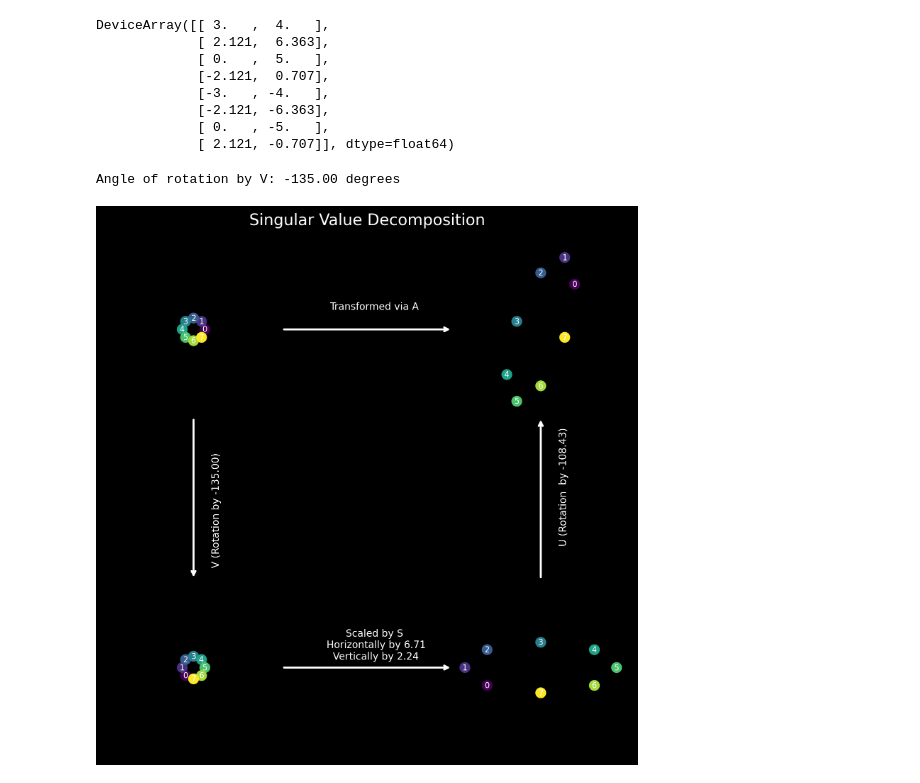
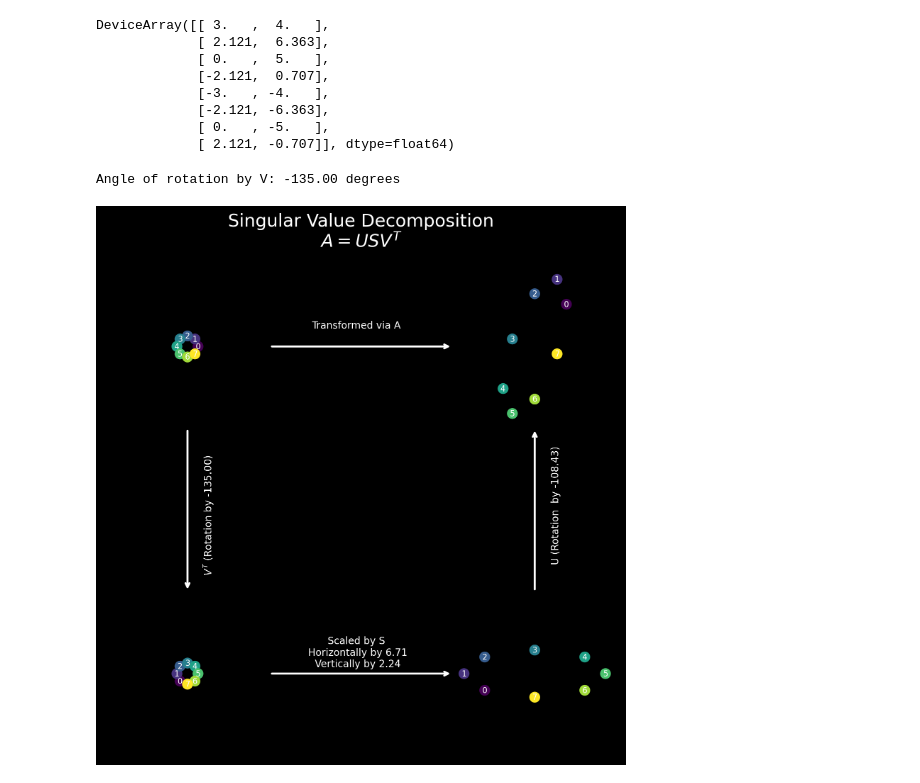
Before and after one commit to patel-zeel/nbblog, a Jupyter notebook: posts/svd.ipynb, the cells around one changed output. Cells and saved outputs as stored; diff of their text form; code cells hidden in the pictures.

```diff
--- a/posts/svd.ipynb
+++ b/posts/svd.ipynb
@@ -183,33 +183,33 @@ plot(xs, ax[1, 1])
 # Add an arrow between [0, 0] and [0, 1] subplots using the matplotlib.patch.ConnectionPatch
 # add some text "transformed via A" to the arrow
 con = ConnectionPatch(xyA=(fs, 0), xyB=(-fs, 0), coordsA="data", coordsB="data", axesA=ax[0, 0], axesB=ax[0, 1],
                       color="w", zorder=1, arrowstyle='->', lw=2)
 ax[0, 0].add_artist(con)
 ax[0, 0].text(2*fs, 2, 'Transformed via A', color='w', fontsize=10, ha='center', va='center', zorder=1)
 
 con1 = ConnectionPatch(xyA=(0, -fs), xyB=(0, fs), coordsA="data", coordsB="data", axesA=ax[0, 0], axesB=ax[1, 0],
                       color="w", zorder=1, arrowstyle='->', lw=2)
 ax[0, 0].add_artist(con1)
-ax[0, 0].text(2, -2*fs, f'V (Rotation by {angle_v*180/jnp.pi:0.2f})', color='w', fontsize=10, ha='center', va='center', zorder=1, rotation=90)
+ax[0, 0].text(2, -2*fs, r'$V^T$' +f' (Rotation by {angle_v*180/jnp.pi:0.2f})', color='w', fontsize=10, ha='center', va='center', zorder=1, rotation=90)
 
 con2 = ConnectionPatch(xyA=(fs, 0), xyB=(-fs, 0), coordsA="data", coordsB="data", axesA=ax[1, 0], axesB=ax[1, 1],
                       color="w", zorder=1, arrowstyle='->', lw=2)
 ax[1, 0].add_artist(con2)
 ax[1, 0].text(2*fs, 2, f'Scaled by S\n Horizontally by {S[0]:0.2f}\n Vertically by {S[1]:0.2f}', color='w', fontsize=10, ha='center', va='center', zorder=1)
 
 con3 = ConnectionPatch(xyA=(0, fs), xyB=(0, -fs), coordsA="data", coordsB="data", axesA=ax[1, 1], axesB=ax[0, 1],
                       color="w", zorder=1, arrowstyle='->', lw=2)
 ax[1, 1].add_artist(con3)
 ax[1, 1].text(2, 2*fs, f'U (Rotation  by {angle_u*180/jnp.pi:0.2f})', color='w', fontsize=10, ha='center', va='center', zorder=1, rotation=90)
 
 
 
 # Add a lot of spacing between the subplots
 fig.subplots_adjust(hspace=0.5, wspace=0.5)
 
-fig.suptitle('Singular Value Decomposition', fontsize=16, color='w')
+fig.suptitle('Singular Value Decomposition\n' +r'$A = USV^T$', fontsize=18, color='w')
 fig.tight_layout()
 fig.savefig('svd.png', dpi=600, bbox_inches='tight')
 # %% [output]
 Angle of rotation by V: -135.00 degrees
-[figure, old version]
+[figure, new version]
```
Also changed, not shown: 3 other files.
